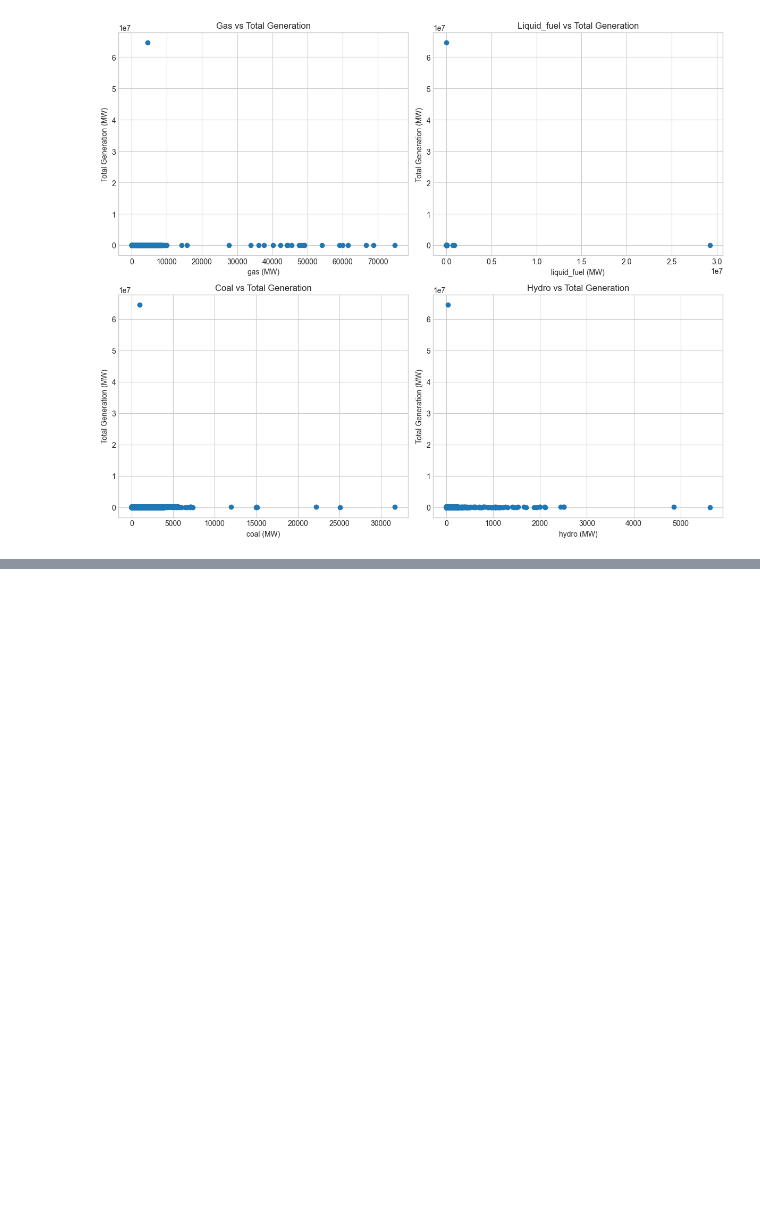
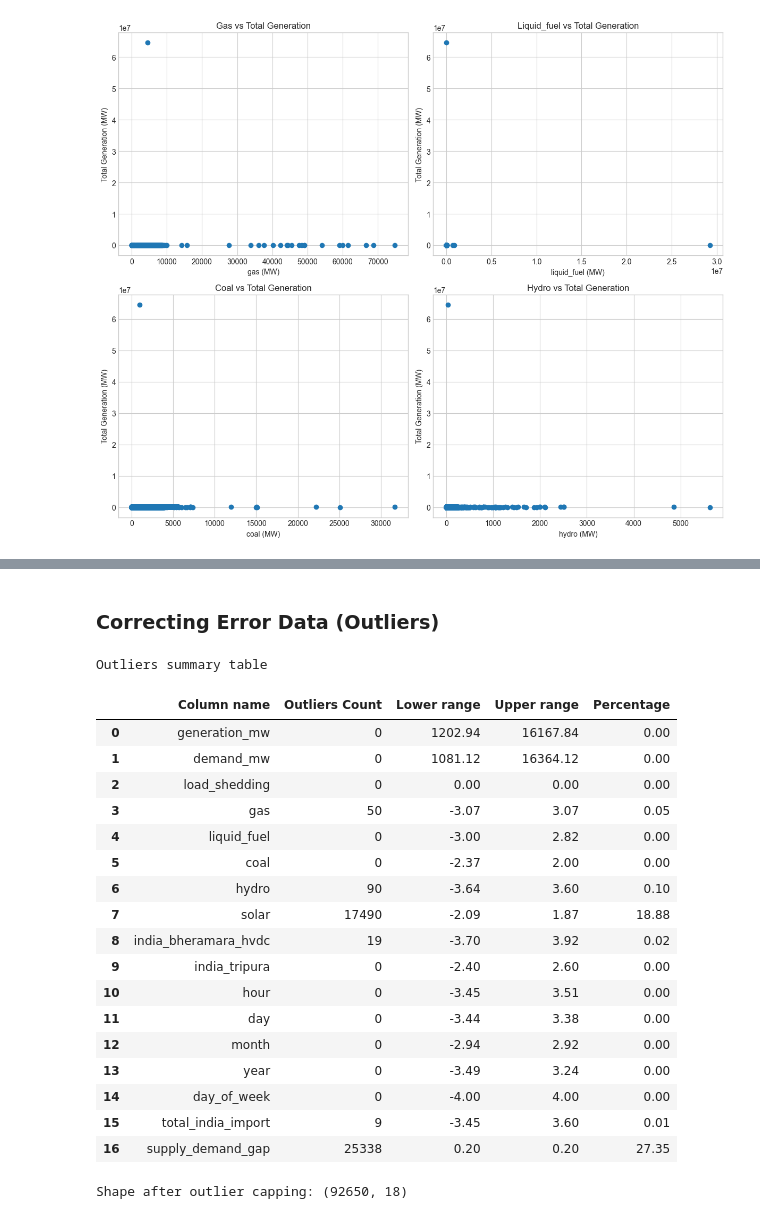
Before and after one commit to 00015972/MLDA_CW1_15972, a Jupyter notebook: MLDA_CW1_15972.ipynb, the cells around one changed output, grey strips where cells are left out. Cells and saved outputs as stored; diff of their text form; code cells hidden in the pictures; blank space fills up the shorter version.

```diff
--- a/MLDA_CW1_15972.ipynb
+++ b/MLDA_CW1_15972.ipynb
@@ -252,0 +308,6 @@ plt.show()
+# %%
+# 24% missing values in 'solar' will be filled with 0, assuming no solar generation recorded means 0 MW
+df_cleaned['solar'] = df_cleaned['solar'].fillna(0)
+
+print("Missing values after cleaning:")
+print(df_cleaned.isnull().sum()) # verifying that no missing values remain
@@ -252,0 +328,69 @@ plt.show()
+# %% [markdown]
+### Correcting Error Data (Outliers)
+# %%
+# to find outliers IQR (inter-quartile range) will be used
+numerical_cols = df_cleaned.select_dtypes(include=[np.number]).columns.tolist()
+
+def count_outliers(df, column):
+    Q1 = df[column].quantile(0.25) # first quartile (25th percentile)
+    Q3 = df[column].quantile(0.75) # third quartile (75th percentile)
+    IQR = Q3 - Q1
+    lower_range = Q1 - 1.5 * IQR # formula for lower range
+    upper_range = Q3 + 1.5 * IQR # formula for upper range
+    outliers = df[(df[column] < lower_range) | (df[column] > upper_range)] # checking for outliers if the value is less than lower range or greater than upper range
+    return len(outliers), lower_range, upper_range
+
+# DataFrame is used to display outliers in a structured format as in a table
+outliers_data = []
+for col in numerical_cols:
+    count, lb, ub = count_outliers(df_cleaned, col)
+    outliers_data.append({
+        'Column name': col,
+        'Outliers Count': count,
+        'Lower range': round(lb, 2),
+        'Upper range': round(ub, 2),
+        'Percentage': round(count / len(df_cleaned) * 100, 2)
+    })
+
+outliers_df = pd.DataFrame(outliers_data)
+print("Outliers summary table")
+outliers_df
+# %% [output]
+Outliers summary table
+|  | Column name | Outliers Count | Lower range | Upper range | Percentage |
+| 0 | generation_mw | 0 | 1202.94 | 16167.84 | 0.00 |
+| 1 | demand_mw | 0 | 1081.12 | 16364.12 | 0.00 |
+| 2 | load_shedding | 0 | 0.00 | 0.00 | 0.00 |
+| 3 | gas | 50 | -3.07 | 3.07 | 0.05 |
+| 4 | liquid_fuel | 0 | -3.00 | 2.82 | 0.00 |
+| 5 | coal | 0 | -2.37 | 2.00 | 0.00 |
+| 6 | hydro | 90 | -3.64 | 3.60 | 0.10 |
+| 7 | solar | 17490 | -2.09 | 1.87 | 18.88 |
+| 8 | india_bheramara_hvdc | 19 | -3.70 | 3.92 | 0.02 |
+| 9 | india_tripura | 0 | -2.40 | 2.60 | 0.00 |
+| 10 | hour | 0 | -3.45 | 3.51 | 0.00 |
+| 11 | day | 0 | -3.44 | 3.38 | 0.00 |
+| 12 | month | 0 | -2.94 | 2.92 | 0.00 |
+| 13 | year | 0 | -3.49 | 3.24 | 0.00 |
+| 14 | day_of_week | 0 | -4.00 | 4.00 | 0.00 |
+| 15 | total_india_import | 9 | -3.45 | 3.60 | 0.01 |
+| 16 | supply_demand_gap | 25338 | 0.20 | 0.20 | 27.35 |
+# %%
+# Capping outliers using IQR method
+# capping is used because it limits the extreme values to reduce their impact on analysis while preserving data integrity
+def cap_outliers(df, column):
+    Q1 = df[column].quantile(0.25)
+    Q3 = df[column].quantile(0.75)
+    IQR = Q3 - Q1
+    lower_bound = Q1 - 1.5 * IQR
+    upper_bound = Q3 + 1.5 * IQR
+    df[column] = df[column].clip(lower=lower_bound, upper=upper_bound)
+    return df
+
+# Apply capping to numerical columns
+for col in numerical_cols:
+    df_cleaned = cap_outliers(df_cleaned, col)
+
+print(f"\nShape after outlier capping: {df_cleaned.shape}")
+# %% [output]
+Shape after outlier capping: (92650, 18)
```
Also changed, not shown: parts of 14 cells of this notebook, 1 other file.
